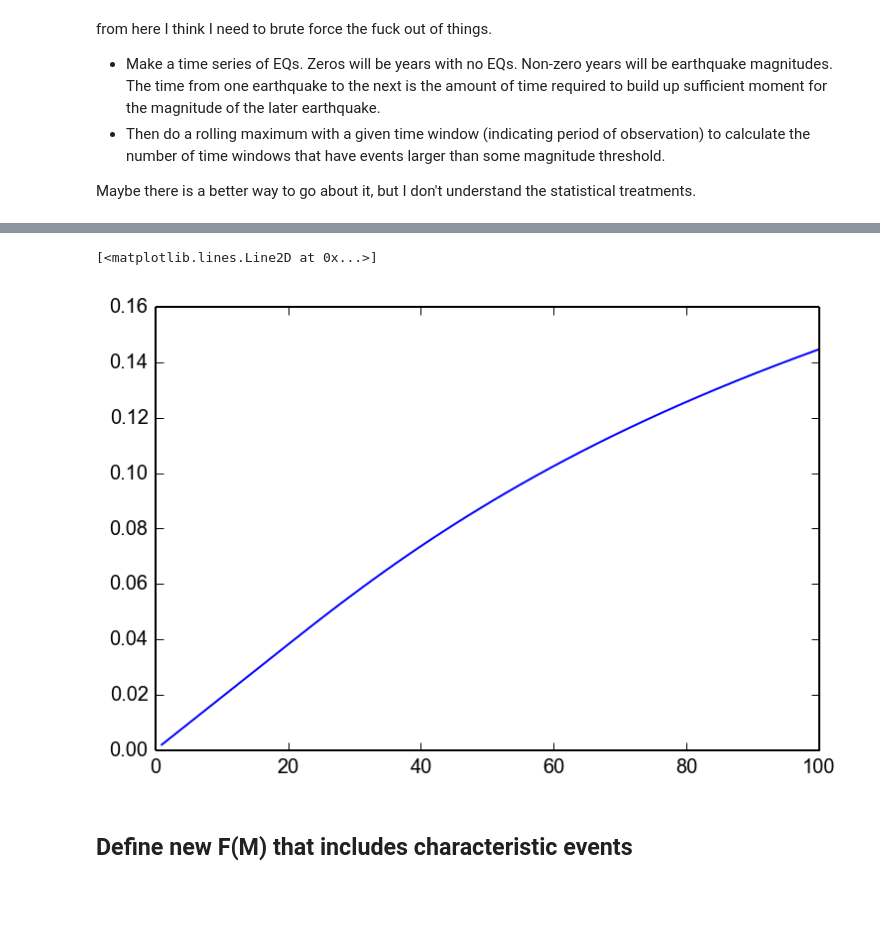
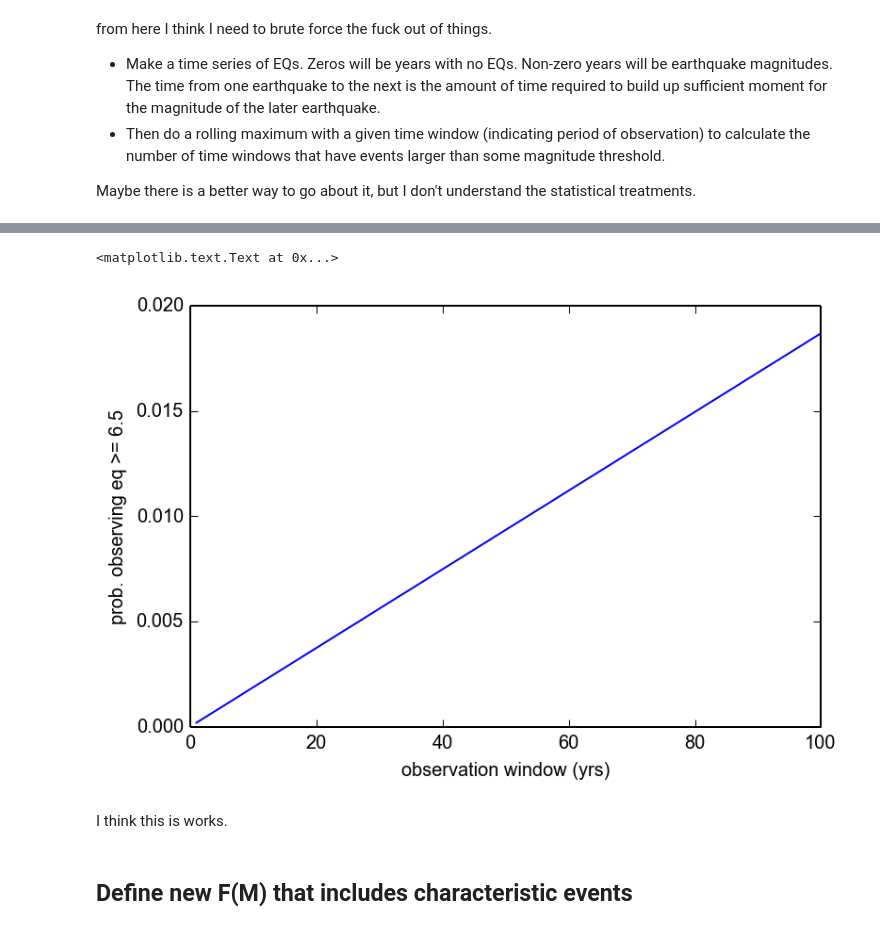
Before and after one commit to cossatot/lanf_earthquake_likelihood, a Jupyter notebook: notebooks/monte_carlo_test.ipynb, the cells around one changed output, grey strips where cells are left out. Cells and saved outputs as stored; diff of their text form; code cells hidden in the pictures; blank space fills up the shorter version.

Commit message:
did moving-window stats for characteristic distribution

```diff
--- a/notebooks/monte_carlo_test.ipynb
+++ b/notebooks/monte_carlo_test.ipynb
@@ -263,14 +261,20 @@ prob_above_val(eq_max_40yr, 5.5)
 # %%
 window_prob_d = {}
+# %%
+min_eq_size = 6.5
 # %%
 for i in np.arange(100) + 1:
     eq_max_series = pd.rolling_max(eq_time_series, i)
-    window_prob_d[i] = prob_above_val(eq_max_series, 5.5)
+    window_prob_d[i] = prob_above_val(eq_max_series, min_eq_size)
 # %%
 plot(window_prob_d.keys(), window_prob_d.values())
+xlabel('observation window (yrs)')
+ylabel('prob. observing eq >= {}'.format(min_eq_size) )
 # %% [output]
-[<matplotlib.lines.Line2D at 0x...>]
+<matplotlib.text.Text at 0x...>
-[figure, old version]
+[figure, new version]
+# %% [markdown]
+I think this is works.
 # %% [markdown]
 ## Define new F(M) that includes characteristic events
 # %%
```
Also changed, not shown: parts of 28 cells of this notebook.
